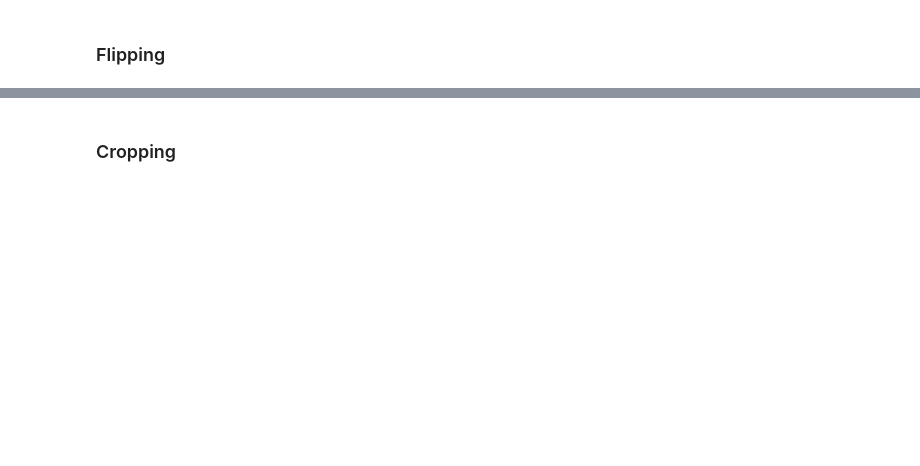
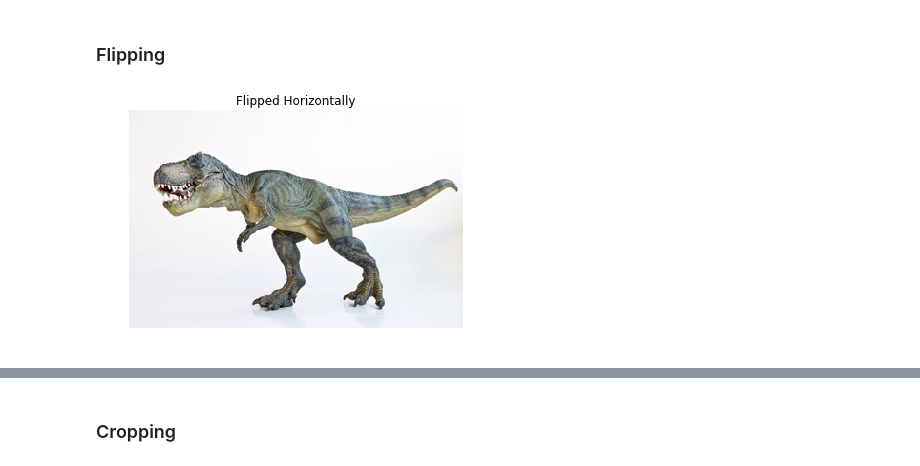
Before and after one commit to franksalas/OpenCV_Python_Tutorial, a Jupyter notebook: practical_python_and_OpenCV/Chapter_6_Image_Processing.ipynb, the cells around one changed output, grey strips where cells are left out. Cells and saved outputs as stored; diff of their text form; code cells hidden in the pictures; blank space fills up the shorter version.

```diff
--- a/practical_python_and_OpenCV/Chapter_6_Image_Processing.ipynb
+++ b/practical_python_and_OpenCV/Chapter_6_Image_Processing.ipynb
@@ -127,13 +145,15 @@ plt.show()
 # %%
 
 img = cv2.imread('images/trex.png')
 img = cv2.cvtColor(img, cv2.COLOR_BGR2RGB)
 
 flipped_H = cv2.flip(img,1)
-plt.imshow(flipped)
+plt.imshow(flipped_H)
 plt.title("Flipped Horizontally")
 plt.axis("off")
 plt.show()
+# %% [output]
+[figure, added]
 # %%
 img = cv2.imread('images/trex.png')
 img = cv2.cvtColor(img, cv2.COLOR_BGR2RGB)
```
Also changed, not shown: parts of 18 cells of this notebook, 6 other files.
